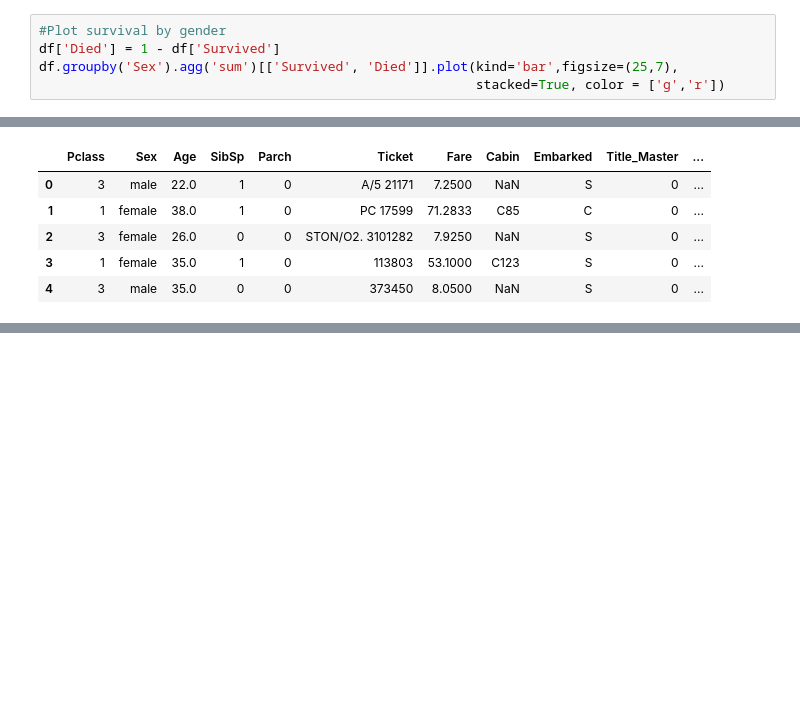
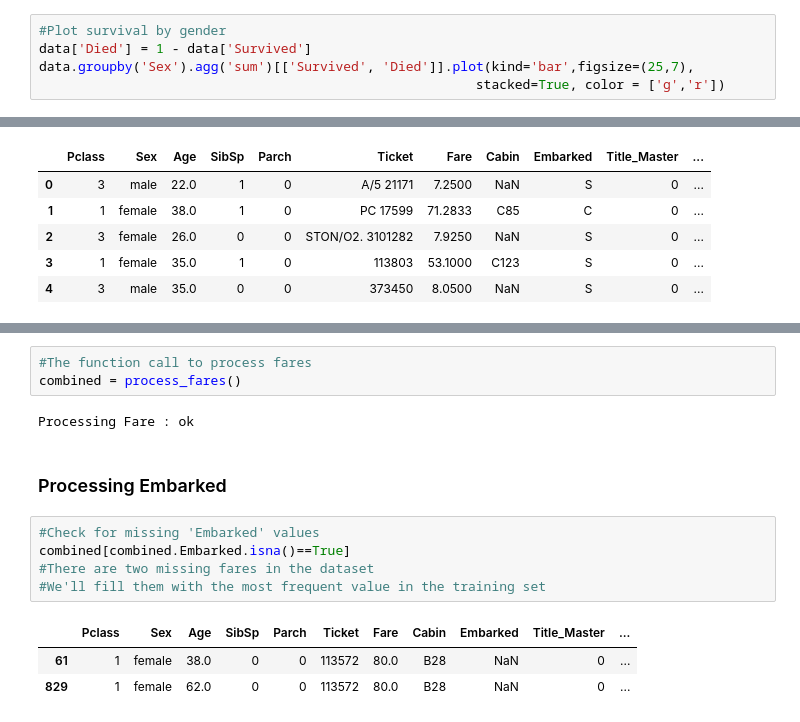
Before and after one commit to btroy94402/kaggle_titanic_project, a Jupyter notebook: titanic_sandbox.ipynb, the cells around one changed output, grey strips where cells are left out. Saved outputs shown, nothing was run; the diff lists cells and outputs as text; blank space fills up the shorter version.

```diff
--- a/titanic_sandbox.ipynb
+++ b/titanic_sandbox.ipynb
@@ -99,8 +99,8 @@ data.describe()
 ### Gender
 # %%
 #Plot survival by gender
-df['Died'] = 1 - df['Survived']
-df.groupby('Sex').agg('sum')[['Survived', 'Died']].plot(kind='bar',figsize=(25,7),
+data['Died'] = 1 - data['Survived']
+data.groupby('Sex').agg('sum')[['Survived', 'Died']].plot(kind='bar',figsize=(25,7),
                                                         stacked=True, color = ['g','r'])
 # %% [output]
 <matplotlib.axes._subplots.AxesSubplot at 0x...>
@@ -396,0 +415,16 @@ Processing names : ok
+# %%
+#The function call to process fares
+combined = process_fares()
+# %% [output]
+Processing Fare : ok
+# %% [markdown]
+### Processing Embarked
+# %%
+#Check for missing 'Embarked' values
+combined[combined.Embarked.isna()==True]
+#There are two missing fares in the dataset
+#We'll fill them with the most frequent value in the training set
+# %% [output]
+|  | Pclass | Sex | Age | SibSp | Parch | Ticket | Fare | Cabin | Embarked | Title_Master | ... |
+| 61 | 1 | female | 38.0 | 0 | 0 | 113572 | 80.0 | B28 | NaN | 0 | ... |
+| 829 | 1 | female | 62.0 | 0 | 0 | 113572 | 80.0 | B28 | NaN | 0 | ... |
```
Also changed, not shown: parts of 28 cells of this notebook.
